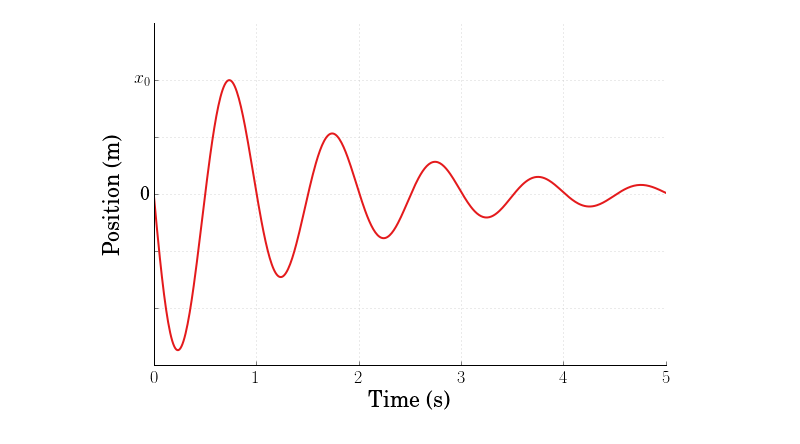
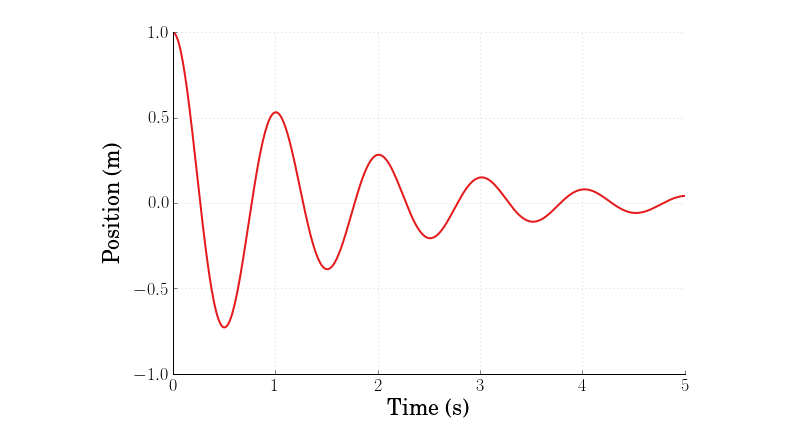
Before and after one commit to DocVaughan/MCHE485---Mechanical-Vibrations, a Jupyter notebook: IPython Notebooks/Mass Spring Damper - Free Vibration.ipynb, the cells around one changed output. Saved outputs shown, nothing was run; the diff lists cells and outputs as text; code cells hidden in the pictures.

Commit message:
Added licenses, began to update Notebooks

```diff
--- a/IPython Notebooks/Mass Spring Damper - Free Vibration.ipynb
+++ b/IPython Notebooks/Mass Spring Damper - Free Vibration.ipynb
@@ -52,46 +53,36 @@ sys = control.tf(num,den)
 # %%
 # Set up simulation parameters
-t = np.linspace(0,5,500)            # Time for simulation, 0-5s with 500 points in-between
+t = np.linspace(0, 5, 501)          # Time for simulation, 0-5s with 501 points in-between
 
-F = np.zeros_like(t)                # In this case, there is no force input.
+# Define the initial conditions x_dot(0) = 0, x(0) = 1
+# Note: The initial conditions are in the opposite order of how they would be defined in MATLAB
+x0 = np.array([1.0, 0.0])
-# %%
-# Define the initial conditions x_dot(0) = 0, x(0) = 1
-# Note: The initial conditions are in the opposite order of how they would be defined in MATLAB
-x0 = [0.0,1.0]
-
-# run the simulation - utilize the control system toolbox initial condition response function
-[T,yout] = control.initial_response(sys,t,x0)
+# %%
+# Define x(t)
+x = np.exp(-z*wn*t)*(x0[0]*np.cos(wd*t) + (z*wn*x0[0] + x0[1])/wd * np.sin(wd*t))
 # %%
 # Make the figure pretty, then plot the results
 #   "pretty" parameters selected based on pdf output, not screen output
 #   Many of these setting could also be made default by the .matplotlibrc file
-fig = figure(figsize=(6,4))
-ax = gca()
-subplots_adjust(bottom=0.17,left=0.17,top=0.96,right=0.96)
-setp(ax.get_ymajorticklabels(),family='serif',fontsize=18)
-setp(ax.get_xmajorticklabels(),family='serif',fontsize=18)
+fig = plt.figure(figsize=(6,4))
+ax = plt.gca()
+plt.subplots_adjust(bottom=0.17,left=0.17,top=0.96,right=0.96)
+plt.setp(ax.get_ymajorticklabels(),family='serif',fontsize=18)
+plt.setp(ax.get_xmajorticklabels(),family='serif',fontsize=18)
+
 ax.spines['right'].set_color('none')
 ax.spines['top'].set_color('none')
 ax.xaxis.set_ticks_position('bottom')
 ax.yaxis.set_ticks_position('left')
 ax.grid(True,linestyle=':',color='0.75')
 ax.set_axisbelow(True)
 
-xlabel('Time (s)',family='serif',fontsize=22,weight='bold',labelpad=5)
-ylabel('Position (m)',family='serif',fontsize=22,weight='bold',labelpad=10)
-ylim(-1.5,1.5)
-yticks([-1,-0.5,0,0.5,1],['','','0','','$x_0$'])
+plt.xlabel('Time (s)', family='serif', fontsize=22, weight='bold', labelpad=5)
+plt.ylabel('Position (m)', family='serif', fontsize=22, weight='bold', labelpad=10)
+plt.ylim(-1.0, 1.0)
 
-plot(T,yout,linewidth=2)
-
-# If you want to save the figure, uncomment the commands below.
-# The figure will be saved in the same directory as your IPython notebook.
-# Save the figure as a high-res pdf in the current folder
-# if z < 1.:
-#     savefig('Underdamped_Resp.pdf')
-# else:
-#     savefig('Overdamped_Resp.pdf')
+plt.plot(t, x, linewidth=2)
 
 fig.set_size_inches(9,6) # Resize the figure for better display in the notebook
 # %% [output]
-[figure, old version]
+[figure, new version]
```
Also changed, not shown: parts of 13 cells of this notebook, 3 other files.
